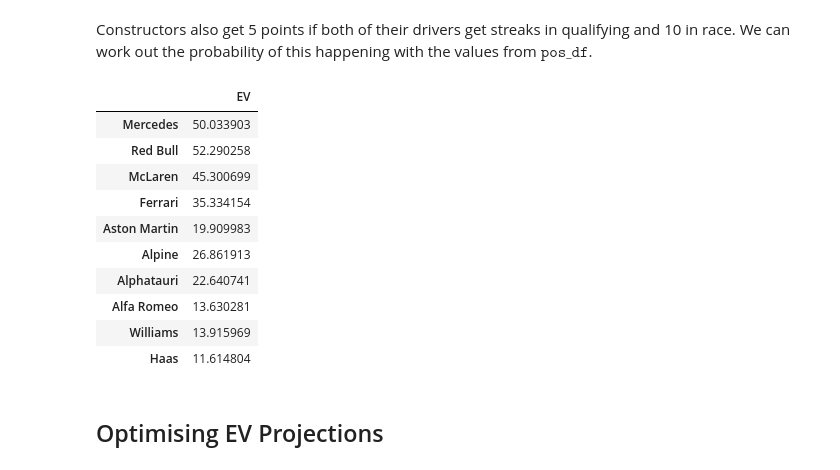
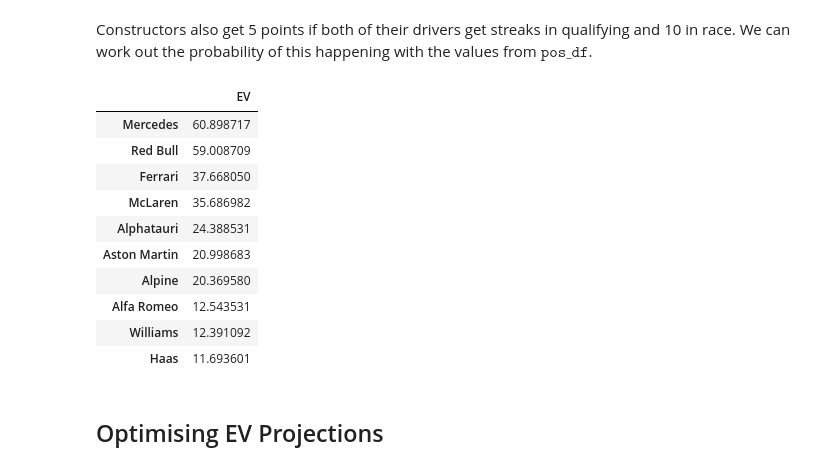
Before and after one commit to harryrgrove/F1_model, a Jupyter notebook: model.ipynb, the cells around one changed output. Saved outputs shown, nothing was run; the diff lists cells and outputs as text; code cells hidden in the pictures.

```diff
--- a/model.ipynb
+++ b/model.ipynb
@@ -479,7 +479,7 @@ hrefs = [
 ]
 
 qualifying_dfs, race_dfs, grid_dfs = [], [], []
-season_length = 11 # Update after each race
+season_length = 12 # Update after each race
 
 # Collect qualifying, race and grid orders for this season's GPs
 for href in hrefs[:season_length]:
@@ -520,7 +520,9 @@ for i, (race_df, qualifying_df, grid_df) in enumerate(zip(race_dfs, qualifying_d
             event_df.loc[team_df.index[0], 'beat_teammate_race'].append(1)
             event_df.loc[team_df.index[1], 'beat_teammate_race'].append(0)
         except IndexError:
-            pass
+            continue
+        except KeyError:
+            continue
 
         # Collect teammate qualifying data
         team_df = qualifying_df.loc[qualifying_df['Car']==team]
@@ -528,7 +530,7 @@ for i, (race_df, qualifying_df, grid_df) in enumerate(zip(race_dfs, qualifying_d
             event_df.loc[team_df.index[1], 'beat_teammate_qualifying'].append(0)
             event_df.loc[team_df.index[0], 'beat_teammate_qualifying'].append(1)
         except IndexError:
-            pass
+            continue
 
     for driver in drivers:
         # Collect position gain data
@@ -542,7 +544,6 @@ for i, (race_df, qualifying_df, grid_df) in enumerate(zip(race_dfs, qualifying_d
             except KeyError:
                 gain = 20 - int(race_df.loc[driver, 'Pos'])
             except ValueError:
-                print(race_df)
                 gain = 0
         event_df.loc[driver, 'position_gain'].append(gain)
 
@@ -630,3 +611,6 @@ race_streak_drivers = []
+# %%
+q_streak_drivers = []
+race_streak_drivers = ['Bottas', 'Perez', 'Sainz', 'Norris']
 # %%
 for driver in pos_df.index:
     if driver in q_streak_drivers:
@@ -715,27 +696,30 @@ race_streak_teams = ['McLaren']
+# %%
+q_streak_teams = []
+race_streak_teams = ['Red Bull', 'Mercedes']
 # %%
 for team in q_streak_teams:
     drivers = pos_df[pos_df['team']==team].index.tolist()
     streak_prob = q3_finish_pts(pos_df.loc[drivers[0], 'mean_pos']) / 3 * q3_finish_pts(pos_df.loc[drivers[1], 'mean_pos']) / 3
     team_df.loc[team, 'EV'] += streak_prob * 5
 
 for team in race_streak_teams:
     drivers = pos_df[pos_df['team']==team].index.tolist()
     streak_prob = sum([pos_df.loc[drivers[0], i] for i in range(1,11)]) * sum([pos_df.loc[drivers[1], i] for i in range(1,11)])
     team_df.loc[team, 'EV'] += streak_prob * 10
 
-team_df
+team_df.sort_values(by='EV', ascending=False)
 # %% [output]
 |  | EV |
-| Mercedes | 50.033903 |
-| Red Bull | 52.290258 |
-| McLaren | 45.300699 |
-| Ferrari | 35.334154 |
-| Aston Martin | 19.909983 |
-| Alpine | 26.861913 |
-| Alphatauri | 22.640741 |
-| Alfa Romeo | 13.630281 |
-| Williams | 13.915969 |
-| Haas | 11.614804 |
+| Mercedes | 60.898717 |
+| Red Bull | 59.008709 |
+| Ferrari | 37.668050 |
+| McLaren | 35.686982 |
+| Alphatauri | 24.388531 |
+| Aston Martin | 20.998683 |
+| Alpine | 20.369580 |
+| Alfa Romeo | 12.543531 |
+| Williams | 12.391092 |
+| Haas | 11.693601 |
 # %% [markdown]
 ## Optimising EV Projections
 # %% [markdown]
```
Also changed, not shown: parts of 21 cells of this notebook.
